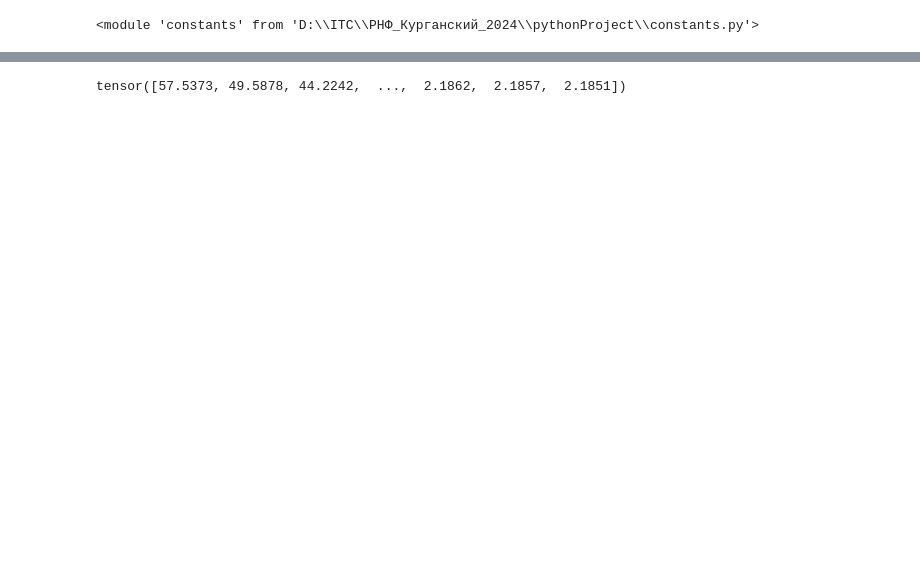
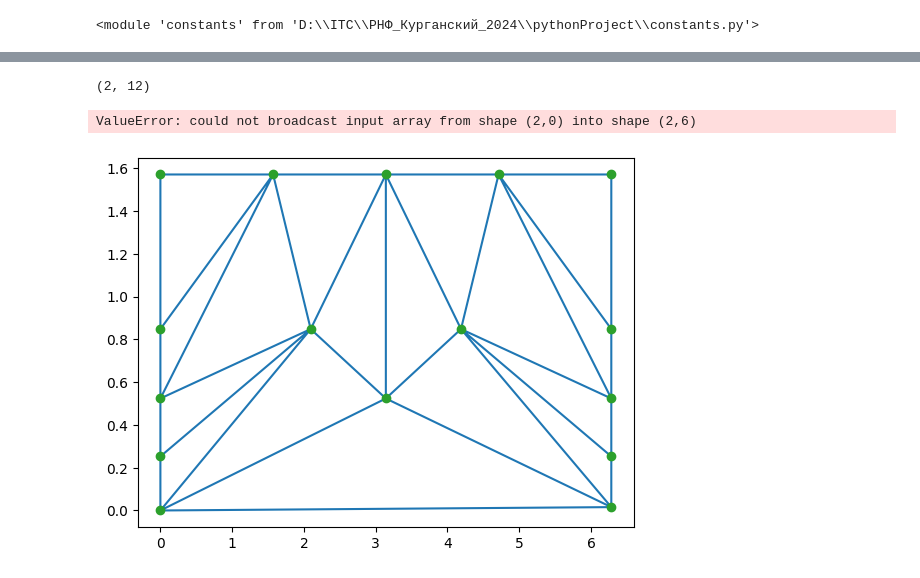
Before and after one commit to ArkadySamsonenkoWork/SpinSpec, a Jupyter notebook: test.ipynb, the cells around one changed output, grey strips where cells are left out. Saved outputs shown, nothing was run; the diff lists cells and outputs as text; code cells hidden in the pictures; blank space fills up the shorter version.

```diff
--- a/test.ipynb
+++ b/test.ipynb
@@ -207,4 +170,2 @@ plt.plot(fields_1.numpy(), answer.numpy())
 # %%
-answer
+post_processor = mesher.MeshProcessor(init_grid_frequency=5, interpolating_grid_frequency=6, phi_limit= 2* np.pi, interpolate=True)
-# %% [output]
-tensor([57.5373, 49.5878, 44.2242,  ...,  2.1862,  2.1857,  2.1851])
@@ -210,0 +174,8 @@ tensor([57.5373, 49.5878, 44.2242,  ...,  2.1862,  2.1857,  2.1851])
+# %%
+f_values.shape
+# %% [output]
+(2, 12)
+# %%
+f_extended = post_processor.post_process(f_values)
+# %% [output]
+ValueError: could not broadcast input array from shape (2,0) into shape (2,6)
@@ -210,0 +184,9 @@ tensor([57.5373, 49.5878, 44.2242,  ...,  2.1862,  2.1857,  2.1851])
+# %%
+tri = Delaunay(post_processor.final_vertices)
+points = tri.points
+import matplotlib.pyplot as plt
+plt.triplot(points[:,0], points[:,1], tri.simplices)
+plt.plot(points[:,0], points[:,1], 'o')
+plt.show()
+# %% [output]
+[figure, added]
```
Also changed, not shown: parts of 39 cells of this notebook, 11 other files.
